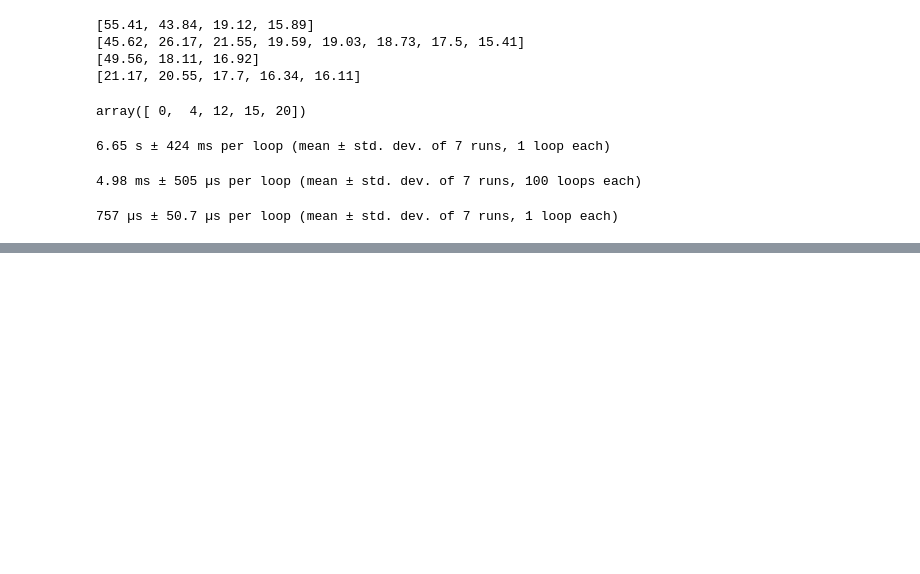
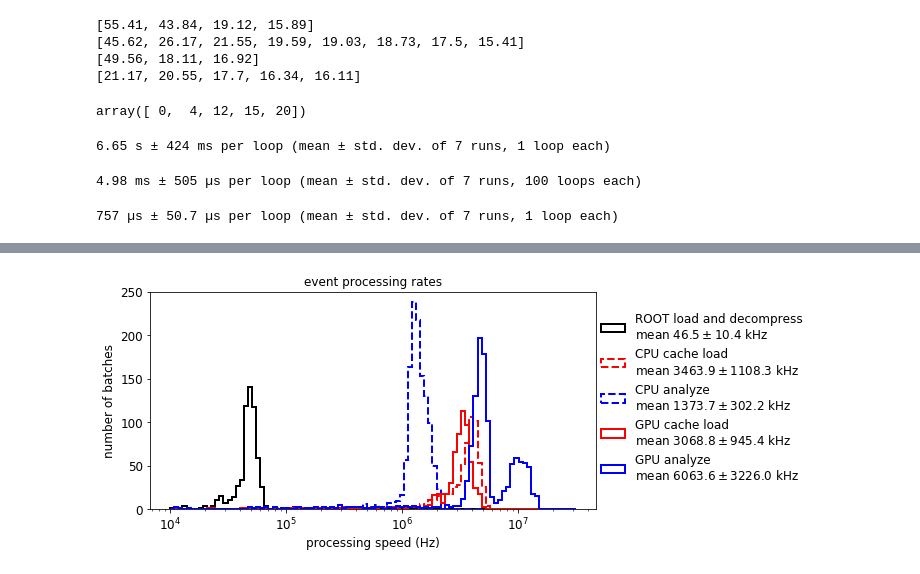
Before and after one commit to jpata/hepaccelerate-cms, a Jupyter notebook: notebook/numba-parallel.ipynb, the cells around one changed output, grey strips where cells are left out. Cells and saved outputs as stored; diff of their text form; code cells hidden in the pictures; blank space fills up the shorter version.

```diff
--- a/notebook/numba-parallel.ipynb
+++ b/notebook/numba-parallel.ipynb
@@ -98,0 +727,38 @@ out_c = cupy.array(out)
+# %%
+def get_cache_analyze_speed(logpath):
+    cc1 = []
+    cc2 = []
+    for li in open(logpath).readlines():
+        if "from_cache:" in li:
+            spl = li.split()
+            cc1 += [float(spl[spl.index("speed")+1])]
+        elif "analyze:" in li:
+            spl = li.split()
+            cc2 += [float(spl[spl.index("Hz,")-1])]
+    return cc1, cc2
+# %%
+s0 = get_cache_analyze_speed("../log_nt16.txt")
+s1 = get_cache_analyze_speed("../log_nt16_cuda_c1.txt.txt")
+# %%
+plt.figure(figsize=(8,4))
+bins = np.logspace(4,7.5, 100)
+plt.hist(cc0, bins=bins, histtype="step", color="black", lw=2, label="ROOT load and decompress\nmean ${0:.1f} \pm {1:.1f}$ kHz".format(np.mean(cc0)/1000.0, np.std(cc0)/1000.0));
+
+plt.hist(s0[0], bins=bins, histtype="step", color="red", ls="--", lw=2, label="CPU cache load\nmean ${0:.1f} \pm {1:.1f}$ kHz".format(np.mean(s0[0])/1000.0, np.std(s0[0])/1000.0));
+plt.hist(s0[1], bins=bins, histtype="step", color="blue", ls="--", lw=2, label="CPU analyze\nmean ${0:.1f} \pm {1:.1f}$ kHz".format(np.mean(s0[1])/1000.0, np.std(s0[1])/1000.0));
+
+plt.hist(s1[0], bins=bins, histtype="step", color="red", lw=2, label="GPU cache load\nmean ${0:.1f} \pm {1:.1f}$ kHz".format(np.mean(s1[0])/1000.0, np.std(s1[0])/1000.0));
+plt.hist(s1[1], bins=bins, histtype="step", color="blue", lw=2, label="GPU analyze\nmean ${0:.1f} \pm {1:.1f}$ kHz".format(np.mean(s1[1])/1000.0, np.std(s1[1])/1000.0));
+
+
+plt.xscale("log")
+plt.xticks(fontsize=12)
+plt.yticks(fontsize=12)
+plt.ylabel("number of batches", fontsize=12)
+plt.xlabel("processing speed (Hz)", fontsize=12)
+plt.legend(loc=(1.0,0.1), frameon=False, fontsize=12)
+plt.title("event processing rates")
+plt.savefig("procrates.pdf", bbox_inches="tight")
+#plt.ylim(0,200)
+# %% [output]
+[figure, added]
```
Also changed, not shown: parts of 6 cells of this notebook, 3 other files.
